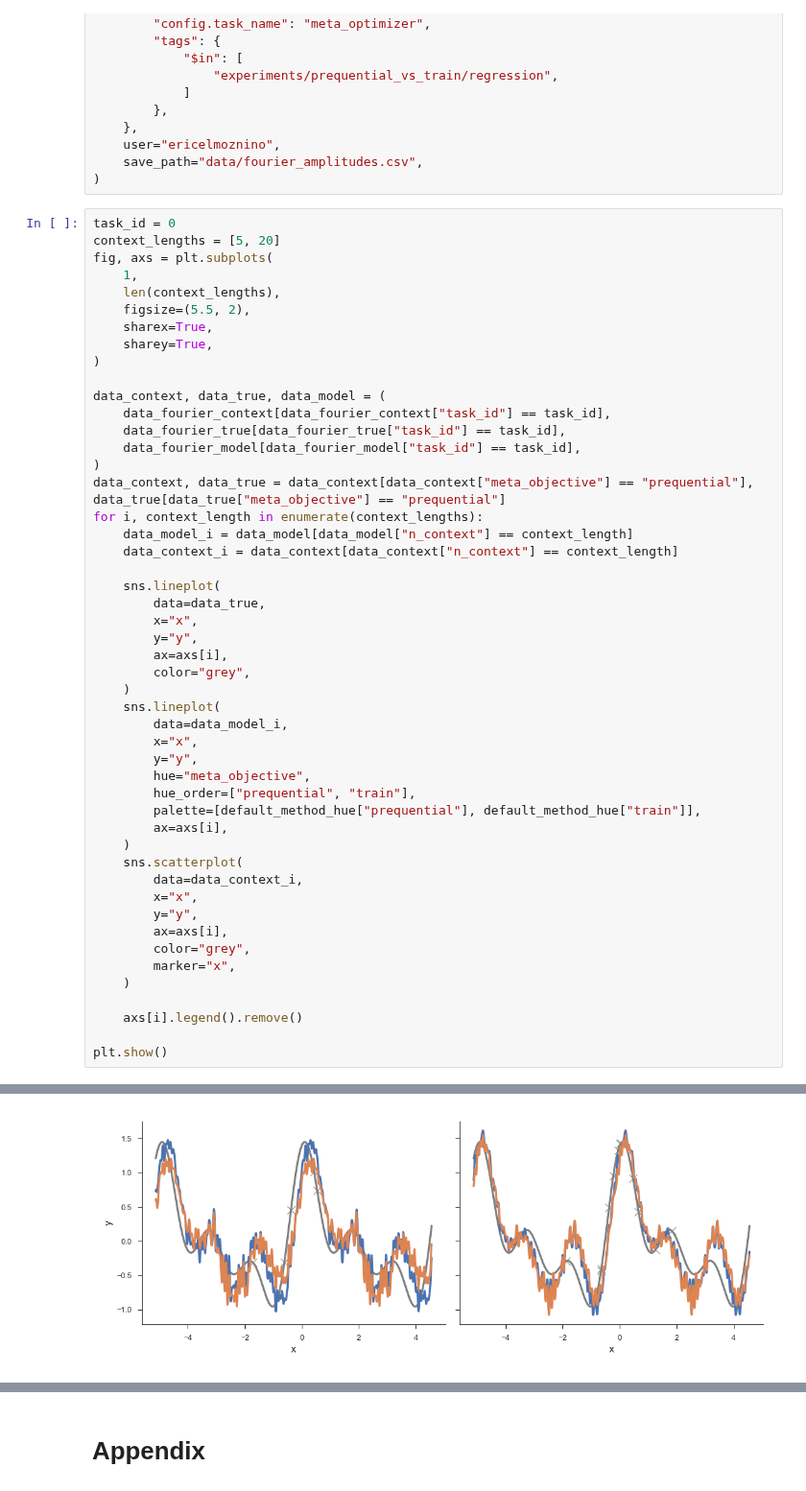
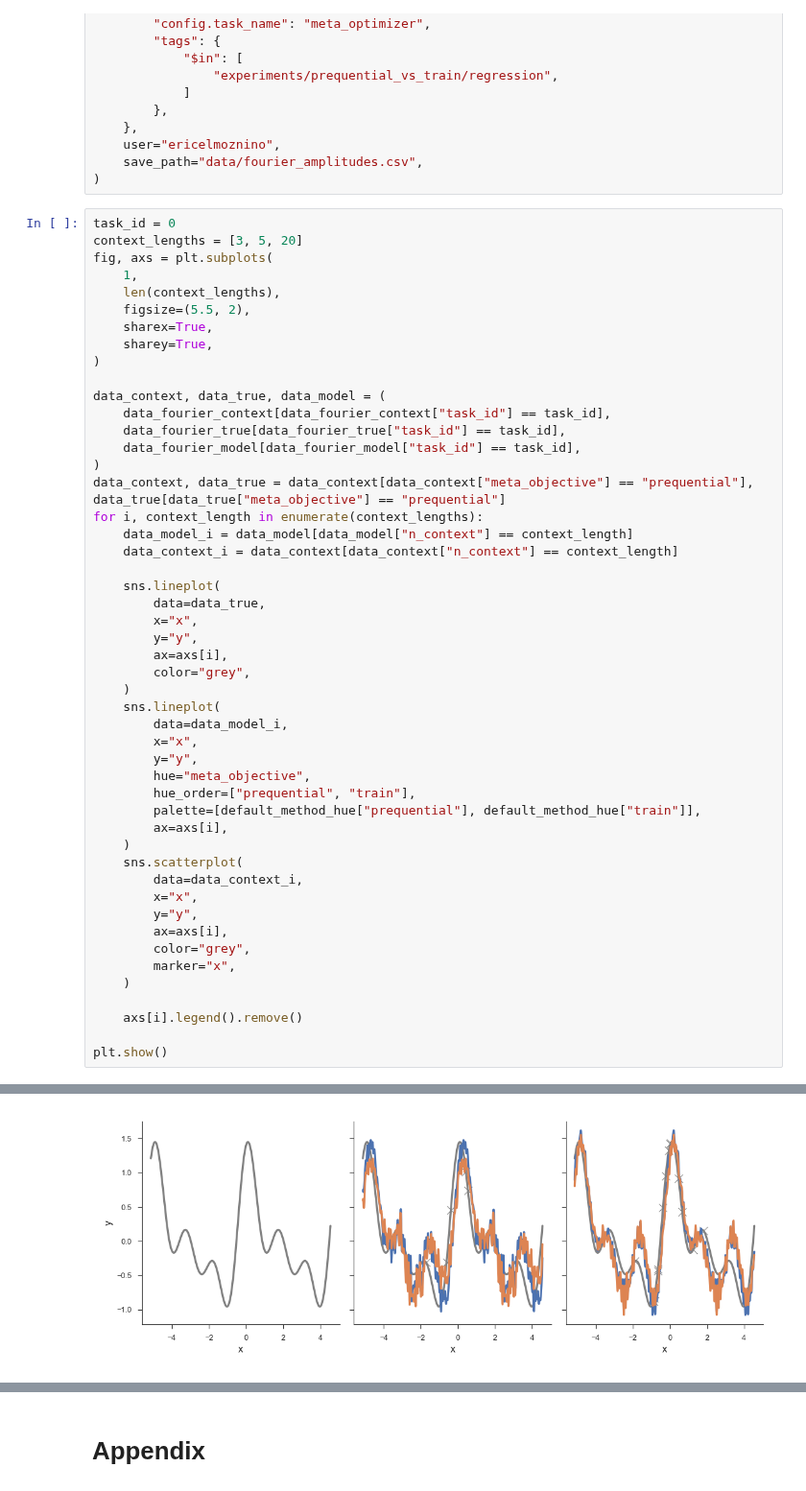
Before and after one commit to 3rdCore/PrequentialCode, a Jupyter notebook: papers/preprint/notebook.ipynb, the cells around one changed output, grey strips where cells are left out. Shown at 96% size. Drawn from its saved outputs; the diff is of its cells as text.

```diff
--- a/papers/preprint/notebook.ipynb
+++ b/papers/preprint/notebook.ipynb
@@ -963,7 +963,7 @@ data_fourier_amplitudes = get_run_table(
 )
 # %%
 task_id = 0
-context_lengths = [5, 20]
+context_lengths = [3, 5, 20]
 fig, axs = plt.subplots(
     1,
     len(context_lengths),
@@ -1014 +1015 @@ plt.show()
-[figure, old version]
+[figure, new version]
```
Also changed, not shown: parts of 2 cells of this notebook, 4 other files.
